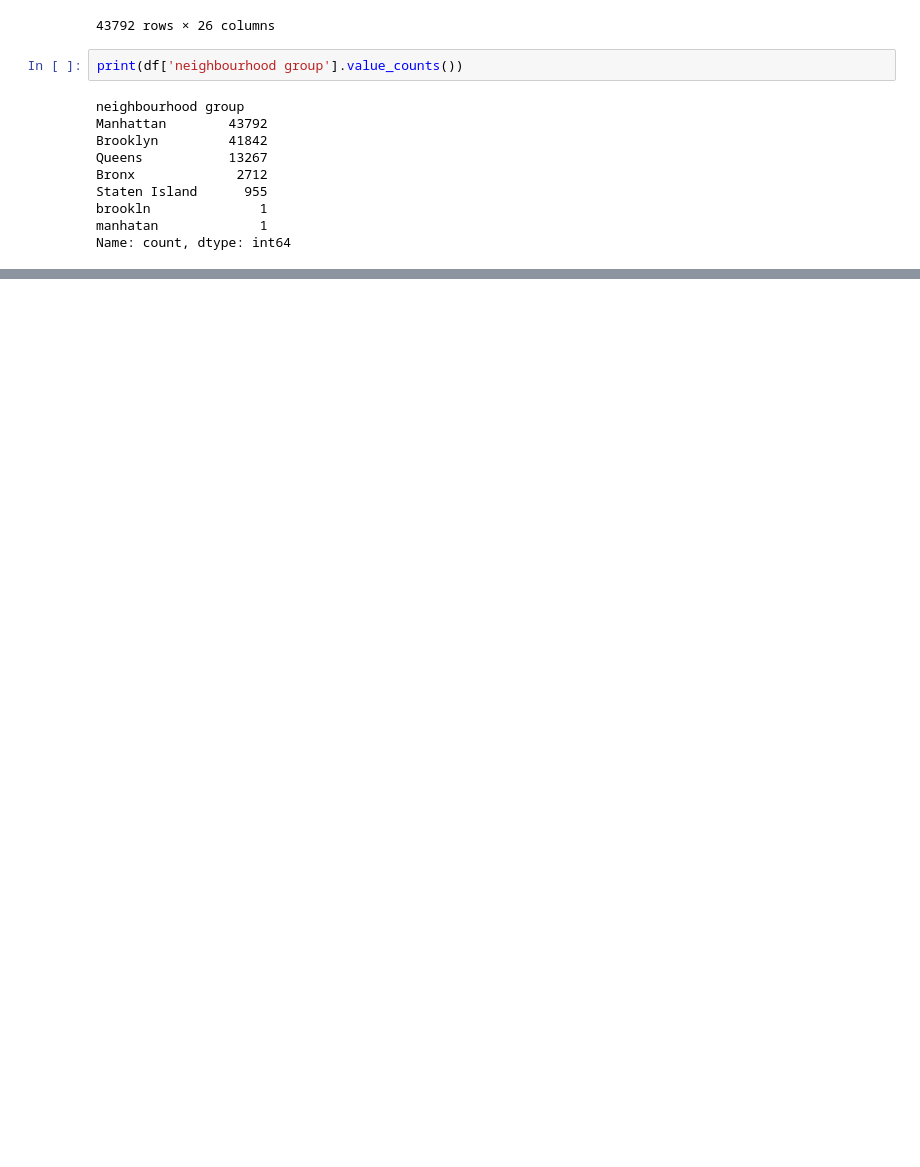
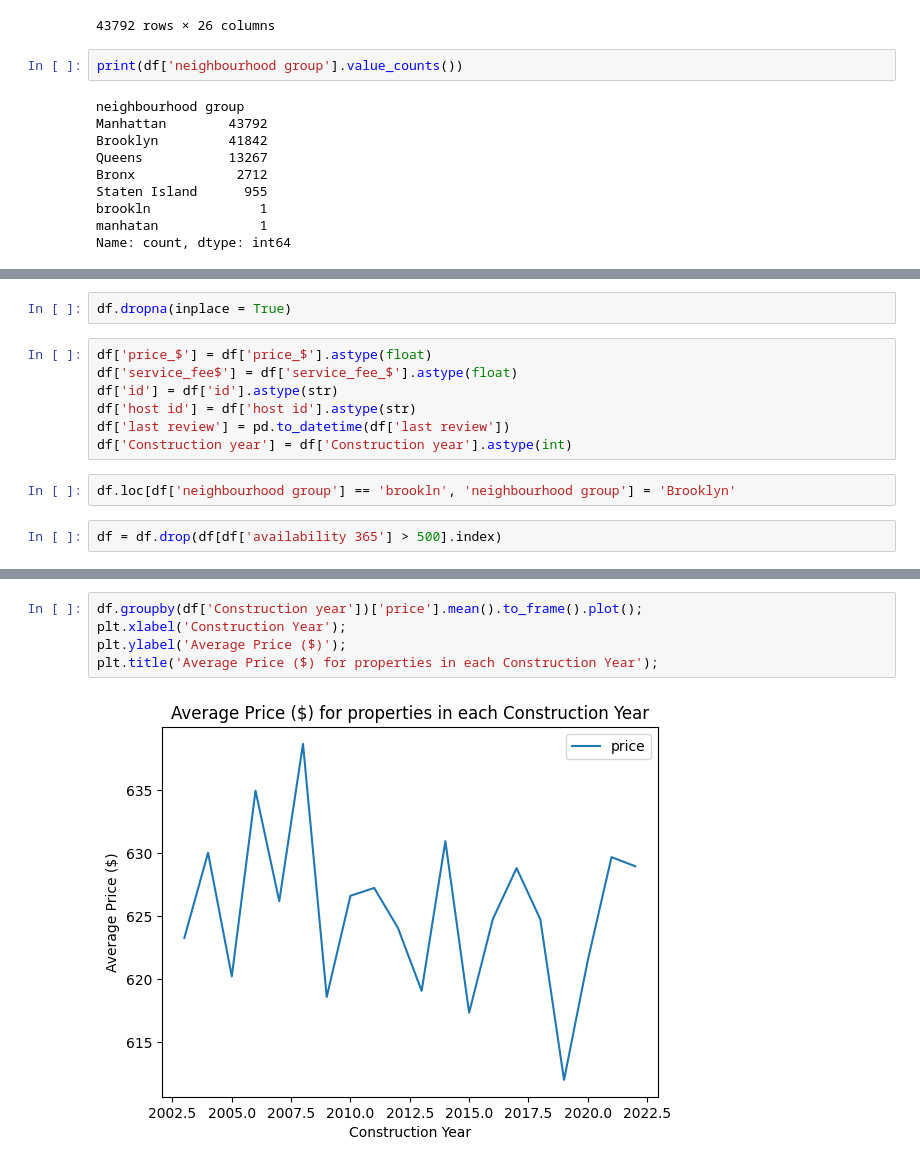
Before and after one commit to DDEV98/Internships, a Jupyter notebook: Edunet/VOIS_AICTE_Oct2025_DomanLal/Doman_lal_Source_Code.ipynb, the cells around one changed output, grey strips where cells are left out. Drawn from its saved outputs; the diff is of its cells as text; blank space fills up the shorter version.

```diff
--- a/Edunet/VOIS_AICTE_Oct2025_DomanLal/Doman_lal_Source_Code.ipynb
+++ b/Edunet/VOIS_AICTE_Oct2025_DomanLal/Doman_lal_Source_Code.ipynb
@@ -87,0 +97,13 @@ hi bye....
+# %%
+df.dropna(inplace = True)
+# %%
+df['price_$'] = df['price_$'].astype(float)
+df['service_fee$'] = df['service_fee_$'].astype(float)
+df['id'] = df['id'].astype(str)
+df['host id'] = df['host id'].astype(str)
+df['last review'] = pd.to_datetime(df['last review'])
+df['Construction year'] = df['Construction year'].astype(int)
+# %%
+df.loc[df['neighbourhood group'] == 'brookln', 'neighbourhood group'] = 'Brooklyn'
+# %%
+df = df.drop(df[df['availability 365'] > 500].index)
@@ -87,0 +150,7 @@ hi bye....
+# %%
+df.groupby(df['Construction year'])['price'].mean().to_frame().plot();
+plt.xlabel('Construction Year');
+plt.ylabel('Average Price ($)');
+plt.title('Average Price ($) for properties in each Construction Year');
+# %% [output]
+[figure, added]
```
Also changed, not shown: parts of 26 cells of this notebook, 1 other file.
